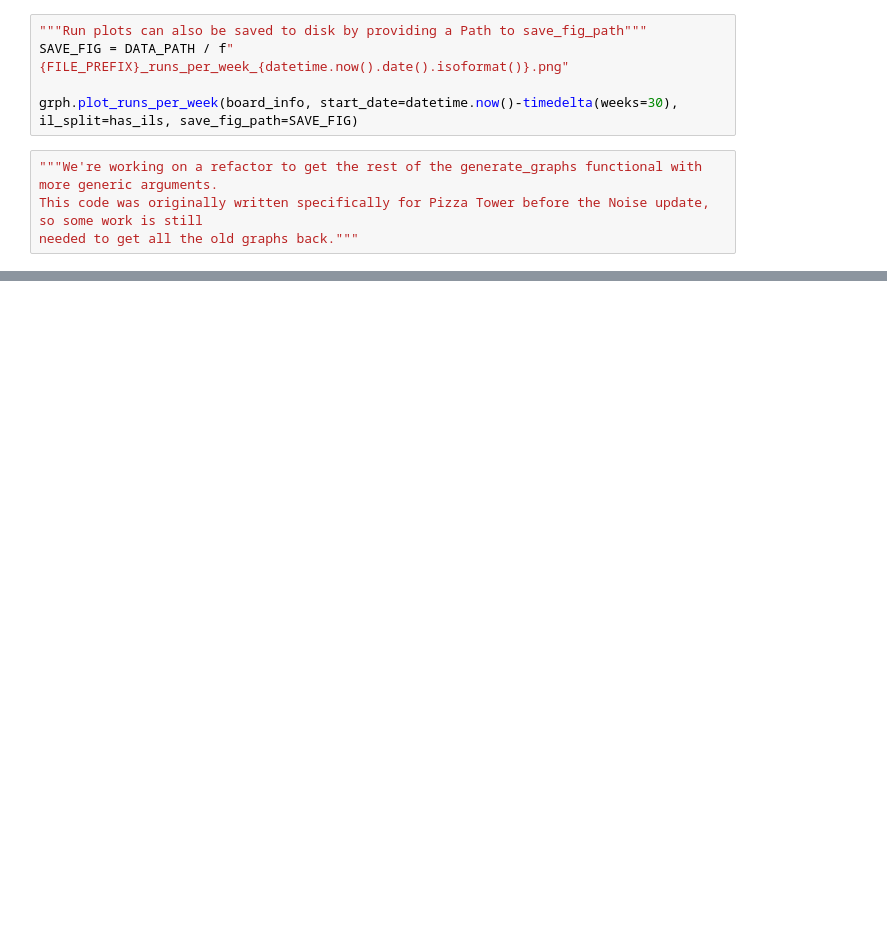
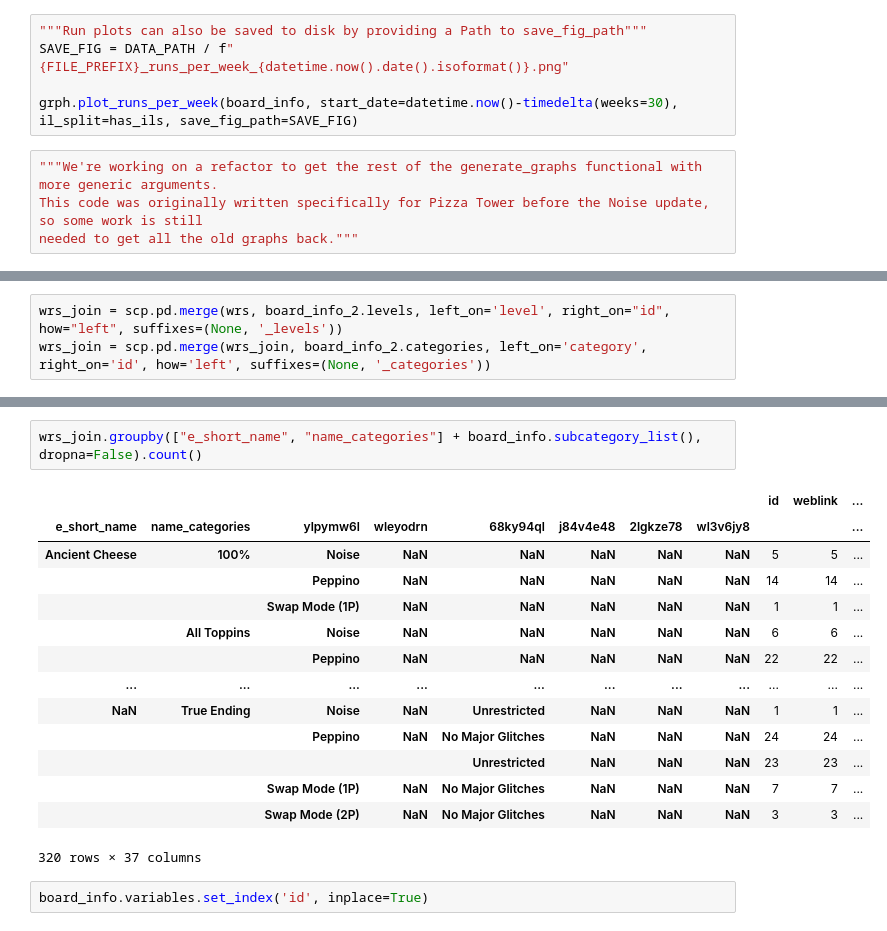
Before and after one commit to Vicas/src-stats, a Jupyter notebook: sample_notebook.ipynb, the cells around one changed output, grey strips where cells are left out. Saved outputs shown, nothing was run; the diff lists cells and outputs as text; blank space fills up the shorter version.

```diff
--- a/sample_notebook.ipynb
+++ b/sample_notebook.ipynb
@@ -51,0 +324,3 @@ needed to get all the old graphs back."""
+# %%
+wrs_join = scp.pd.merge(wrs, board_info_2.levels, left_on='level', right_on="id", how="left", suffixes=(None, '_levels'))
+wrs_join = scp.pd.merge(wrs_join, board_info_2.categories, left_on='category', right_on='id', how='left', suffixes=(None, '_categories'))
@@ -51,0 +340,19 @@ needed to get all the old graphs back."""
+# %%
+wrs_join.groupby(["e_short_name", "name_categories"] + board_info.subcategory_list(), dropna=False).count()
+# %% [output]
+|  |  |  |  |  |  |  |  | id | weblink | ... |
+| e_short_name | name_categories | ylpymw6l | wleyodrn | 68ky94ql | j84v4e48 | 2lgkze78 | wl3v6jy8 |  |  | ... |
+| Ancient Cheese | 100% | Noise | NaN | NaN | NaN | NaN | NaN | 5 | 5 | ... |
+|  |  | Peppino | NaN | NaN | NaN | NaN | NaN | 14 | 14 | ... |
+|  |  | Swap Mode (1P) | NaN | NaN | NaN | NaN | NaN | 1 | 1 | ... |
+|  | All Toppins | Noise | NaN | NaN | NaN | NaN | NaN | 6 | 6 | ... |
+|  |  | Peppino | NaN | NaN | NaN | NaN | NaN | 22 | 22 | ... |
+| ... | ... | ... | ... | ... | ... | ... | ... | ... | ... | ... |
+| NaN | True Ending | Noise | NaN | Unrestricted | NaN | NaN | NaN | 1 | 1 | ... |
+|  |  | Peppino | NaN | No Major Glitches | NaN | NaN | NaN | 24 | 24 | ... |
+|  |  |  |  | Unrestricted | NaN | NaN | NaN | 23 | 23 | ... |
+|  |  | Swap Mode (1P) | NaN | No Major Glitches | NaN | NaN | NaN | 7 | 7 | ... |
+|  |  | Swap Mode (2P) | NaN | No Major Glitches | NaN | NaN | NaN | 3 | 3 | ... |
+320 rows × 37 columns
+# %%
+board_info.variables.set_index('id', inplace=True)
```
Also changed, not shown: parts of 32 cells of this notebook, 5 other files.
